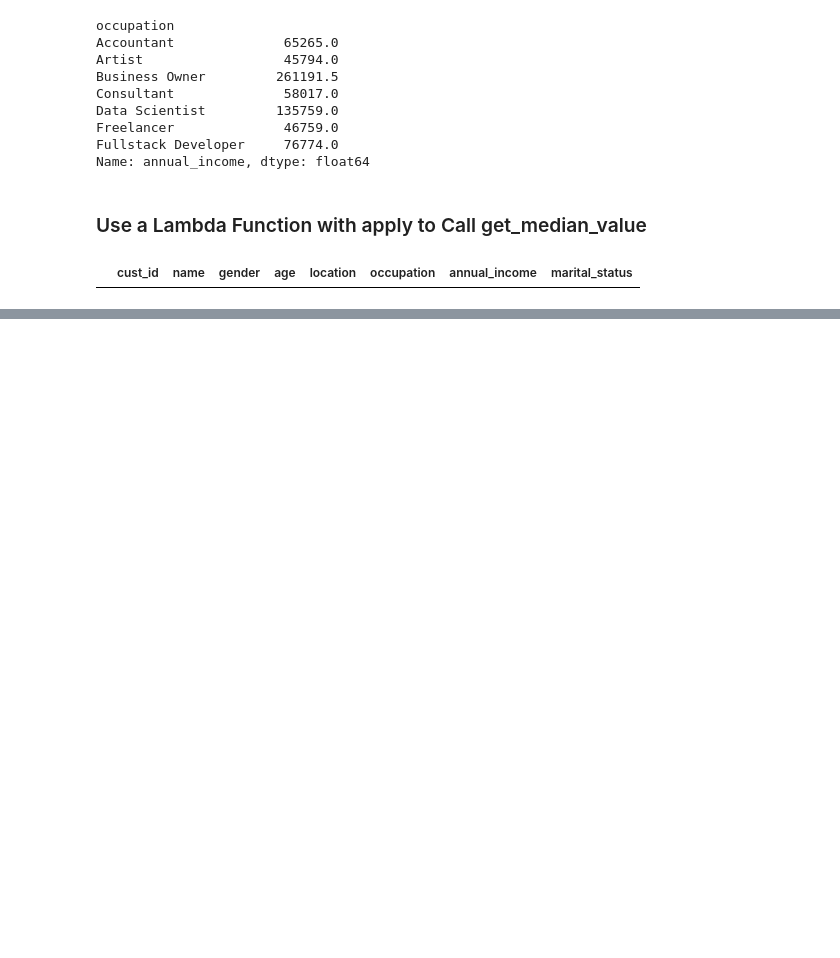
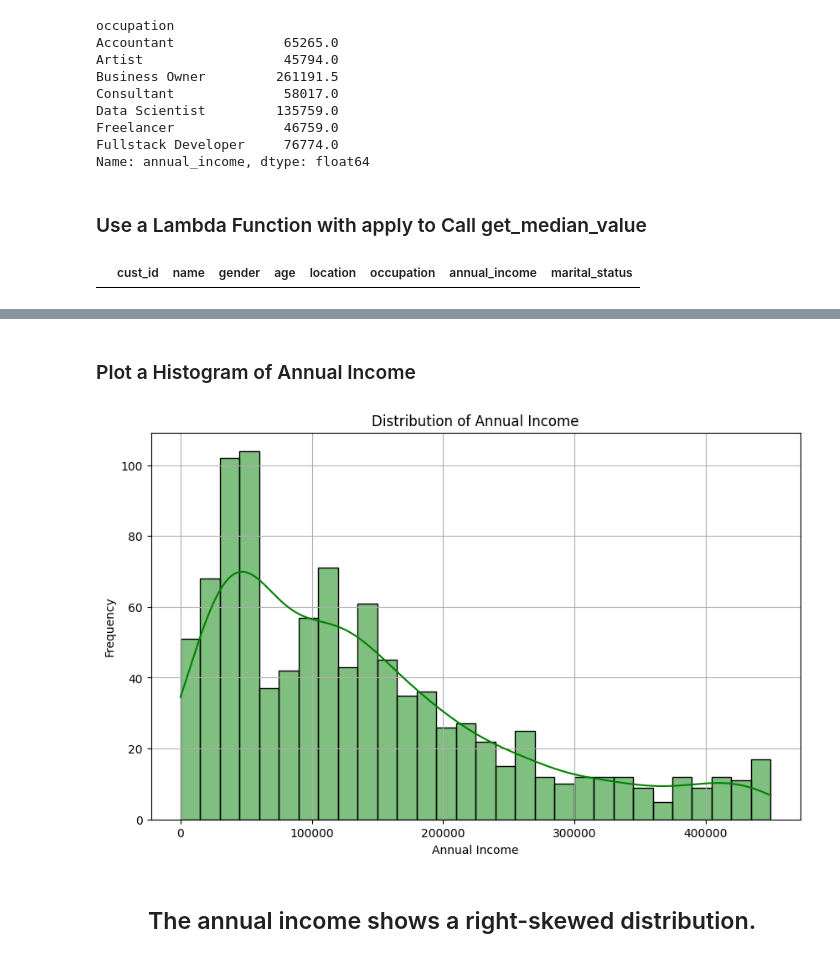
Before and after one commit to ashishjadhav123/AtliQo-Bank-Credit-Card-Launch, a Jupyter notebook: AtliQo Bank Phase1.ipynb, the cells around one changed output, grey strips where cells are left out. Drawn from its saved outputs; the diff is of its cells as text; code cells hidden in the pictures; blank space fills up the shorter version.

Commit message:
Analysis of Anual Income 24-09-2025

```diff
--- a/AtliQo Bank Phase1.ipynb
+++ b/AtliQo Bank Phase1.ipynb
@@ -107,0 +129,15 @@ df_customer.loc[df_customer['annual_income'].isnull()].head()
+# %% [markdown]
+<h3> Plot a Histogram of Annual Income </h3>
+# %%
+plt.figure(figsize=(10,6))
+sns.histplot(data=df_customer['annual_income'], bins=30, kde=True, color='green', label='Annual Income')
+
+plt.title('Distribution of Annual Income')
+plt.xlabel('Annual Income')
+plt.ylabel('Frequency')
+plt.grid(True)
+plt.show()
+# %% [output]
+[figure, added]
+# %% [markdown]
+<h2 align="Center"> The annual income shows a right-skewed distribution. </h2>
```
Also changed, not shown: parts of 2 cells of this notebook.
